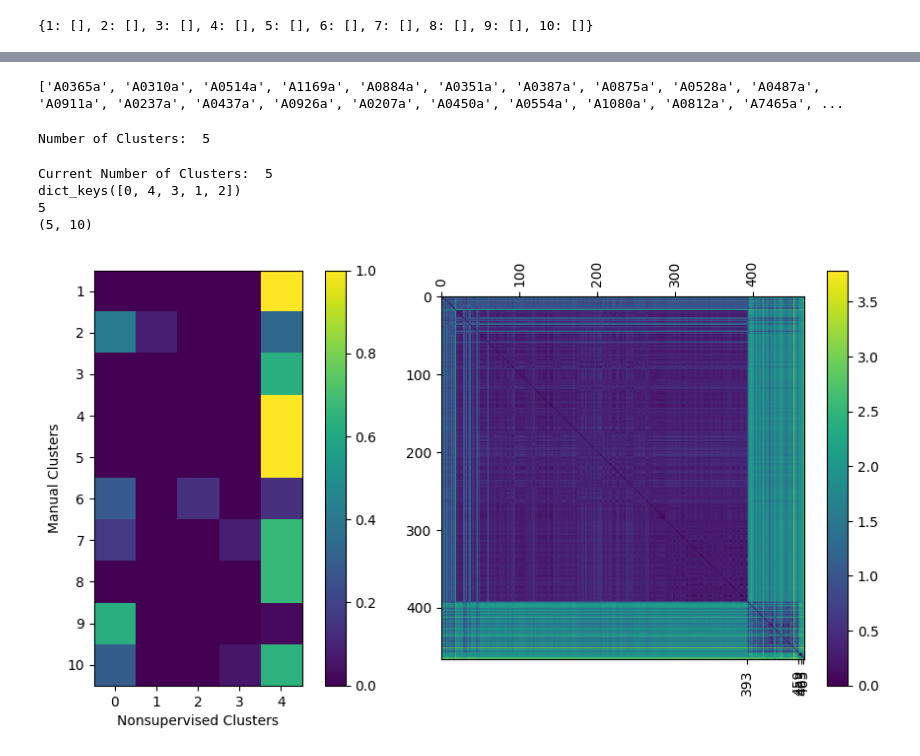
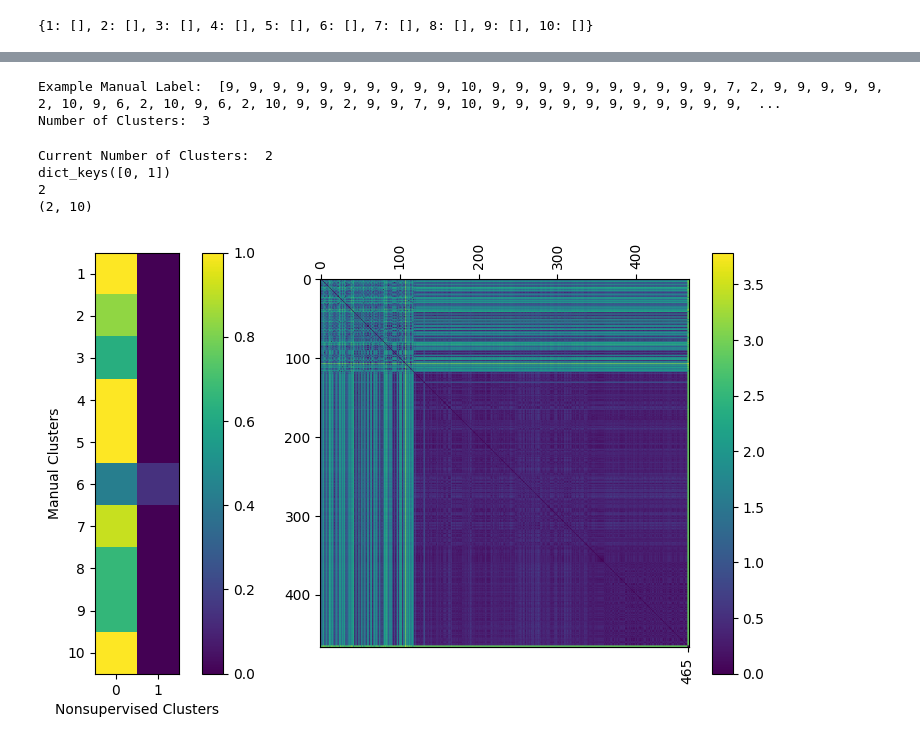
Before and after one commit to xchem/xaidar, a Jupyter notebook: notebooks/tasks/ev2a/fragalysis/04.3-clustering.ipynb, the cells around one changed output, grey strips where cells are left out. Drawn from its saved outputs; the diff is of its cells as text; code cells hidden in the pictures.

Commit message:
Enhanced formatting of cluster analysis between manual labelling based on ligand location and nonsupervised spectral clustering

```diff
--- a/notebooks/tasks/ev2a/fragalysis/04.3-clustering.ipynb
+++ b/notebooks/tasks/ev2a/fragalysis/04.3-clustering.ipynb
@@ -233,3 +262,5 @@ Cluster 8: 3
 # %%
-# The main piperidine has a set that falls
+# Add piperidine clusters to save object
+
+# First, create a list and copy output from PyMol into it
 pip_cluster_lists = [
@@ -237,13 +268,18 @@ pip_cluster_lists = [
 ['A5359b_ligand', 'A0853a_ligand', 'A0911a_ligand', 'A0473a_ligand', 'A3521b_ligand', 'A0836b_ligand'],
 ]
+
+print("Cluster ID : # Ligands")
 for idx, lst in enumerate(pip_cluster_lists):
     print( f"Cluster {idx+1}: {len(lst)}")
 
+# Remove "_ligand" from names
 pip_cluster_lists = [ [dataset[:-7] for dataset in clust_lst ] for clust_lst in pip_cluster_lists ][:1]
 
-for clust_lst in pip_cluster_lists: print(clust_lst)
-
+# Add dataset codes into the save Object, and flatten the two subclusters of the piperidine into one
 for val in list( manual_cluster_dict.keys() )[ len(nonpip_cluster_lists) : len(nonpip_cluster_lists) + len(pip_cluster_lists) ]:
     manual_cluster_dict[val] = pip_cluster_lists[ val - len(nonpip_cluster_lists) - 1 ]
+
+print("")
+print("Resulting Save Obj with non-piperidine and piperidine Ligands:")
 print("\n", manual_cluster_dict)
 # %% [output]
@@ -281,10 +319,9 @@ for clust_proj_size, clust_proj in spec_cluster_labels :
 # %%
-print(spec_cluster_labels[5][1][0]["manual_label"])
+# Testing the Linkage
+print("Example Manual Label: ", spec_cluster_labels[5][0]["manual_label"])
+print("Number of Clusters: ", len(spec_cluster_labels[3]))
 # %% [output]
-['A0365a', 'A0310a', 'A0514a', 'A1169a', 'A0884a', 'A0351a', 'A0387a', 'A0875a', 'A0528a', 'A0487a', 'A0911a', 'A0237a', 'A0437a', 'A0926a', 'A0207a', 'A0450a', 'A0554a', 'A1080a', 'A0812a', 'A7465a', ...
+Example Manual Label:  [9, 9, 9, 9, 9, 9, 9, 9, 9, 9, 10, 9, 9, 9, 9, 9, 9, 9, 9, 9, 9, 7, 2, 9, 9, 9, 9, 9, 2, 10, 9, 6, 2, 10, 9, 6, 2, 10, 9, 9, 2, 9, 9, 7, 9, 10, 9, 9, 9, 9, 9, 9, 9, 9, 9, 9, 9,  ...
+Number of Clusters:  3
-# %%
-print("Number of Clusters: ", len(spec_cluster_labels[3][1]))
-# %% [output]
-Number of Clusters:  5
 # %%
-idx = 0
+clst_num = 2
@@ -293,43 +328,63 @@ idx = 0
+# %%
+# Matplotlib aiding function
+def format_dual_axis(ax, sec_labels):
+    # 1. Primary Ticks (Top)
+    ax.xaxis.tick_top()
+    top_ticks = list(range(0, 450, 100))
+    ax.set_xticks(top_ticks)
+    ax.set_xticklabels(top_ticks, rotation=90)
+
+    # 2. Secondary Ticks (Bottom)
+    # The lambda functions ensure the coordinates match the primary axis
+    secax = ax.secondary_xaxis('bottom', functions=(lambda x: x, lambda x: x))
+
+    bottom_ticks = sec_labels
+    secax.set_xticks(bottom_ticks)
+    secax.set_xticklabels(sec_labels, rotation=90)
+
+    return secax
 # %%
-print("Current Number of Clusters: ", idx + 2)
-spec_clust_proj = spec_cluster_labels[idx][1]
+# Observe Manual Cluster VS Spectral Cluster Labels Interactively
+
+print("Current Number of Clusters: ", clst_num )
+spec_clust_proj = spec_cluster_labels[clst_num]
 print(spec_clust_proj.keys())
 print(len(spec_clust_proj))
-idx += 1
+clst_num += 1                                                                   # Make the Cell Interactive
 
 lst_manual_labels = [ [ spec_clust_proj[idx]["manual_label"].count(manual_label) / len(manual_cluster_dict[manual_label])
                       for manual_label in list( range( 1, 11 ) ) ]
                     for idx in range(len(spec_clust_proj)) ]
 
 print( np.array(lst_manual_labels).shape)
 labels_array = np.array(lst_manual_labels).T
 
 fig, ax = plt.subplots(1, 2, figsize=(10, 5))
 
 im0 = ax[0].imshow(labels_array)
 plt.colorbar(im0, ax=ax[0])
 ax[0].set_ylabel("Manual Clusters")
 ax[0].set_xlabel("Nonsupervised Clusters")
 ax[0].set_xticks(list(range(len(spec_clust_proj))))
 ax[0].set_yticks(list(range(len(manual_cluster_dict.keys()))), labels=list(manual_cluster_dict.keys()))
 
 new_order = [idx for clust in spec_clust_proj.values() for idx in clust["idxs"]]
 
 new_coord_x, new_coord_y = list(zip(*[(x, y) for x in new_order for y in new_order]))
 new_coord_x, new_coord_y = np.array(new_coord_x), np.array(new_coord_y)
 reorder_rmsd_mat = ca_rmsd_matrix[new_coord_x, new_coord_y].reshape(ca_rmsd_matrix.shape[0], ca_rmsd_matrix.shape[0])
 
 im1 = ax[1].imshow(reorder_rmsd_mat)
 cumul_count = list(np.cumsum([len(clust["idxs"]) for clust in list(spec_clust_proj.values())]))
 format_dual_axis(ax[1], cumul_count)
 plt.colorbar(im1, ax=ax[1])
 
 plt.tight_layout()
 plt.show()
 # %% [output]
-Current Number of Clusters:  5
-dict_keys([0, 4, 3, 1, 2])
-5
-(5, 10)
+Current Number of Clusters:  2
+dict_keys([0, 1])
+2
+(2, 10)
-[figure, old version]
+[figure, new version]
 # %% [markdown]
```
Also changed, not shown: parts of 22 cells of this notebook.
